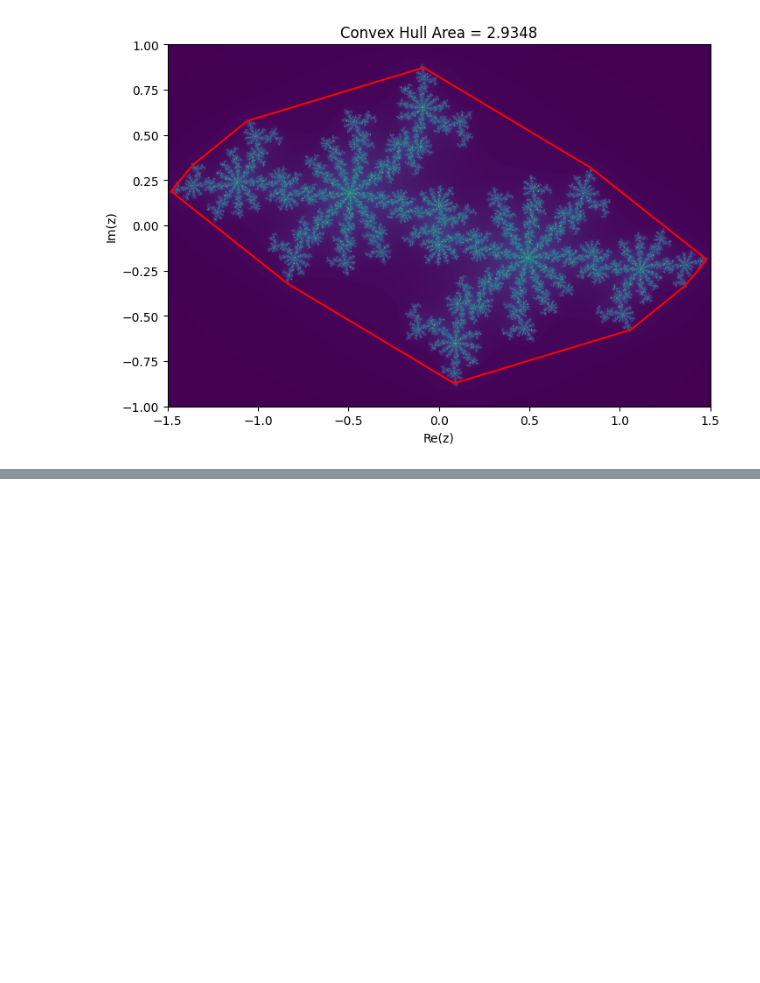
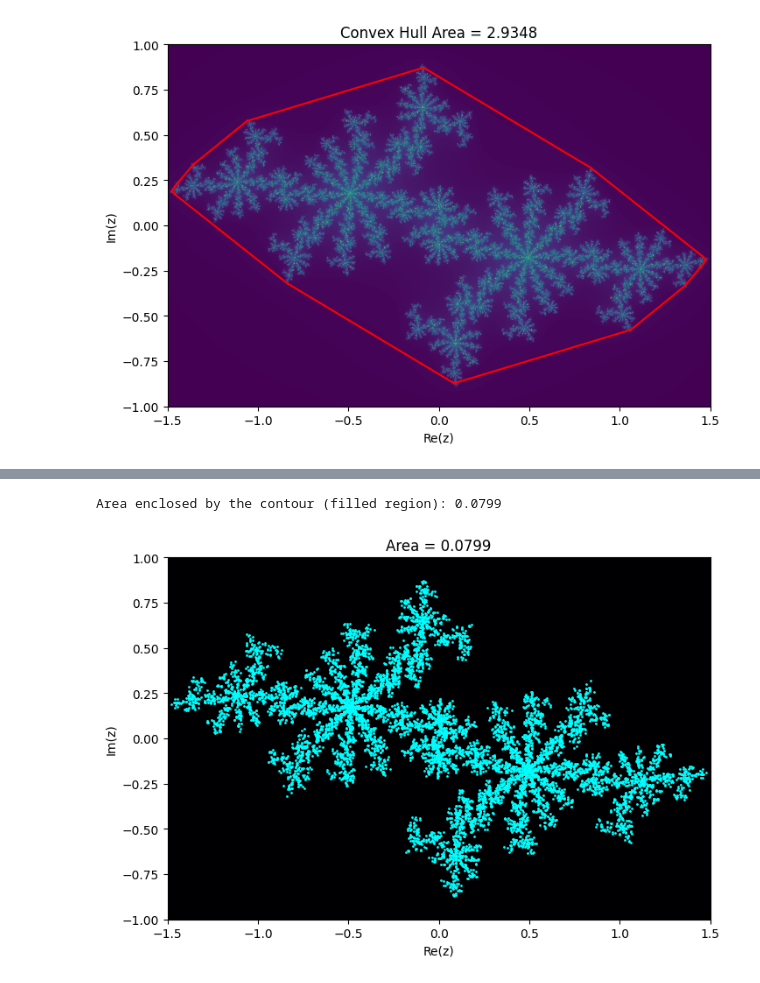
Before and after one commit to WyrdHY/Archive_P4, a Jupyter notebook: Code/PS4.ipynb, the cells around one changed output, grey strips where cells are left out. Cells and saved outputs as stored; diff of their text form; code cells hidden in the pictures; blank space fills up the shorter version.

```diff
--- a/Code/PS4.ipynb
+++ b/Code/PS4.ipynb
@@ -373,0 +290,43 @@ Estimated fractal (box-counting) dimension: 0.9779
+# %%
+# 2c
+from skimage.morphology import binary_erosion
+width, height = 800, 800
+xmin, xmax = -1.5, 1.5
+ymin, ymax = -1, 1
+max_iter = 128
+c = -0.7 + 0.356j
+
+x = np.linspace(xmin, xmax, width)
+y = np.linspace(ymin, ymax, height)
+X, Y = np.meshgrid(x, y)
+Z = X + 1j * Y
+
+mask = np.ones(Z.shape, dtype=bool)
+for i in range(max_iter):
+    Z[mask] = Z[mask]**2 + c
+    mask[np.abs(Z) > 7] = False
+
+pixels_bool = mask
+
+
+eroded = binary_erosion(pixels_bool)
+boundary = pixels_bool & ~eroded
+
+
+pixel_area = (xmax - xmin) * (ymax - ymin) / (width * height)
+filled_area = np.sum(pixels_bool) * pixel_area
+
+print(f"Area enclosed by the contour (filled region): {filled_area:.4f}")
+
+plt.figure(figsize=(8,8))
+plt.imshow(pixels_bool.astype(float), extent=(xmin, xmax, ymin, ymax),
+           cmap='inferno', origin='lower')
+plt.xlabel("Re(z)")
+plt.ylabel("Im(z)")
+plt.title(f"Area = {filled_area:.4f}")
+boundary_indices = np.where(boundary)
+plt.scatter(X[boundary_indices], Y[boundary_indices], color='cyan', s=1)
+plt.show()
+# %% [output]
+Area enclosed by the contour (filled region): 0.0799
+[figure, added]
```
Also changed, not shown: parts of 3 cells of this notebook.
